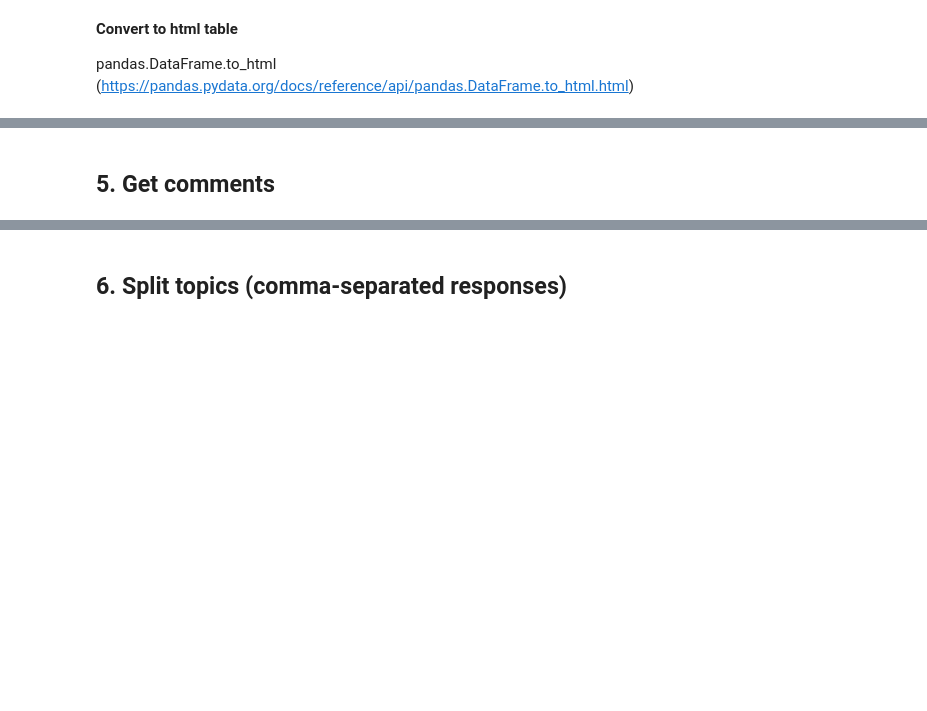
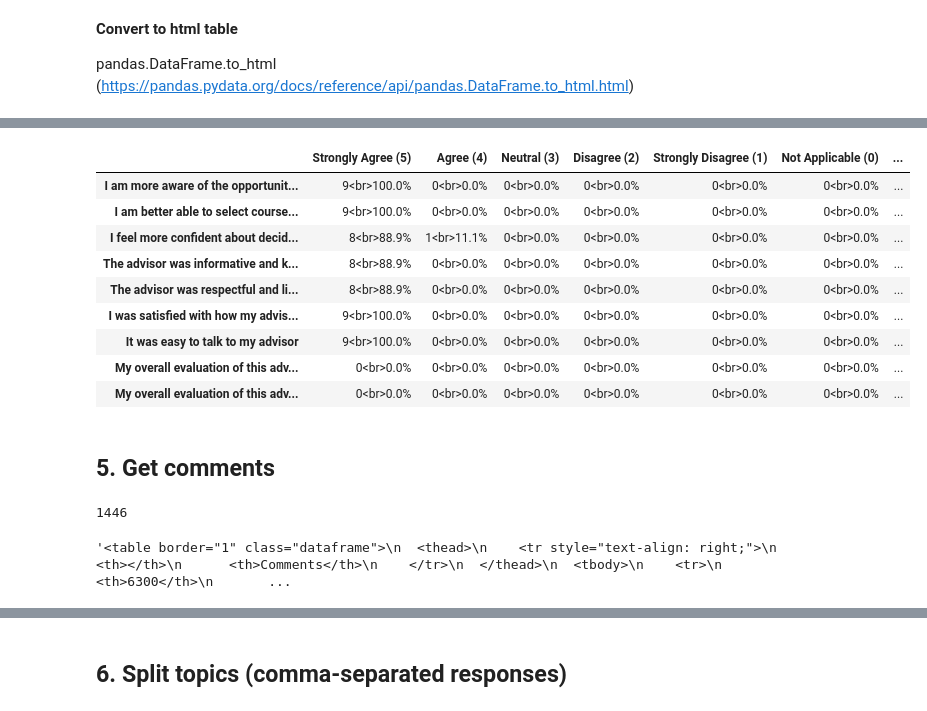
Before and after one commit to susankpma/advisorevalpython, a Jupyter notebook: step02a.ipynb, the cells around one changed output, grey strips where cells are left out. Saved outputs shown, nothing was run; the diff lists cells and outputs as text; code cells hidden in the pictures; blank space fills up the shorter version.

```diff
--- a/step02a.ipynb
+++ b/step02a.ipynb
@@ -167,3 +226,6 @@ pandas.DataFrame.pivot (https://pandas.pydata.org/docs/reference/api/pandas.Data
 pandas.DataFrame.to_html (https://pandas.pydata.org/docs/reference/api/pandas.DataFrame.to_html.html)
 # %%
 # convert to html table
+
+html_table = df.to_html()
+print(html_table)
@@ -170,18 +250,43 @@ pandas.DataFrame.to_html (https://pandas.pydata.org/docs/reference/api/pandas.Da
 # %%
 # display html table
 # display(HTML(html_table))
+display(HTML(html_table))
+# %% [output]
+|  | Strongly Agree (5) | Agree (4) | Neutral (3) | Disagree (2) | Strongly Disagree (1) | Not Applicable (0) | ... |
+| I am more aware of the opportunit... | 9<br>100.0% | 0<br>0.0% | 0<br>0.0% | 0<br>0.0% | 0<br>0.0% | 0<br>0.0% | ... |
+| I am better able to select course... | 9<br>100.0% | 0<br>0.0% | 0<br>0.0% | 0<br>0.0% | 0<br>0.0% | 0<br>0.0% | ... |
+| I feel more confident about decid... | 8<br>88.9% | 1<br>11.1% | 0<br>0.0% | 0<br>0.0% | 0<br>0.0% | 0<br>0.0% | ... |
+| The advisor was informative and k... | 8<br>88.9% | 0<br>0.0% | 0<br>0.0% | 0<br>0.0% | 0<br>0.0% | 0<br>0.0% | ... |
+| The advisor was respectful and li... | 8<br>88.9% | 0<br>0.0% | 0<br>0.0% | 0<br>0.0% | 0<br>0.0% | 0<br>0.0% | ... |
+| I was satisfied with how my advis... | 9<br>100.0% | 0<br>0.0% | 0<br>0.0% | 0<br>0.0% | 0<br>0.0% | 0<br>0.0% | ... |
+| It was easy to talk to my advisor | 9<br>100.0% | 0<br>0.0% | 0<br>0.0% | 0<br>0.0% | 0<br>0.0% | 0<br>0.0% | ... |
+| My overall evaluation of this adv... | 0<br>0.0% | 0<br>0.0% | 0<br>0.0% | 0<br>0.0% | 0<br>0.0% | 0<br>0.0% | ... |
+| My overall evaluation of this adv... | 0<br>0.0% | 0<br>0.0% | 0<br>0.0% | 0<br>0.0% | 0<br>0.0% | 0<br>0.0% | ... |
 # %% [markdown]
 ## 5. Get comments
 # %%
 # get list of comments
+comments = filtered_advisor.iloc[:, -1]
 
 # exclude 'No Response"
+comments = comments[comments != 'No Response']
 
 # convert to dataframe
+commentsdf = pd.DataFrame(comments)
 
 # convert to html table
+comments_html = commentsdf.to_html()
 
 # set to empty string if there are no comments
+print(len(comments_html))
+
+if len(comments_html) < 1:
+    comments_html = ''
+
+comments_html
+# %% [output]
+1446
+'<table border="1" class="dataframe">\n  <thead>\n    <tr style="text-align: right;">\n      <th></th>\n      <th>Comments</th>\n    </tr>\n  </thead>\n  <tbody>\n    <tr>\n      <th>6300</th>\n       ...
 # %%
 # display html table
 # display(HTML(html_table))
```
Also changed, not shown: parts of 18 cells of this notebook, 2 other files.
